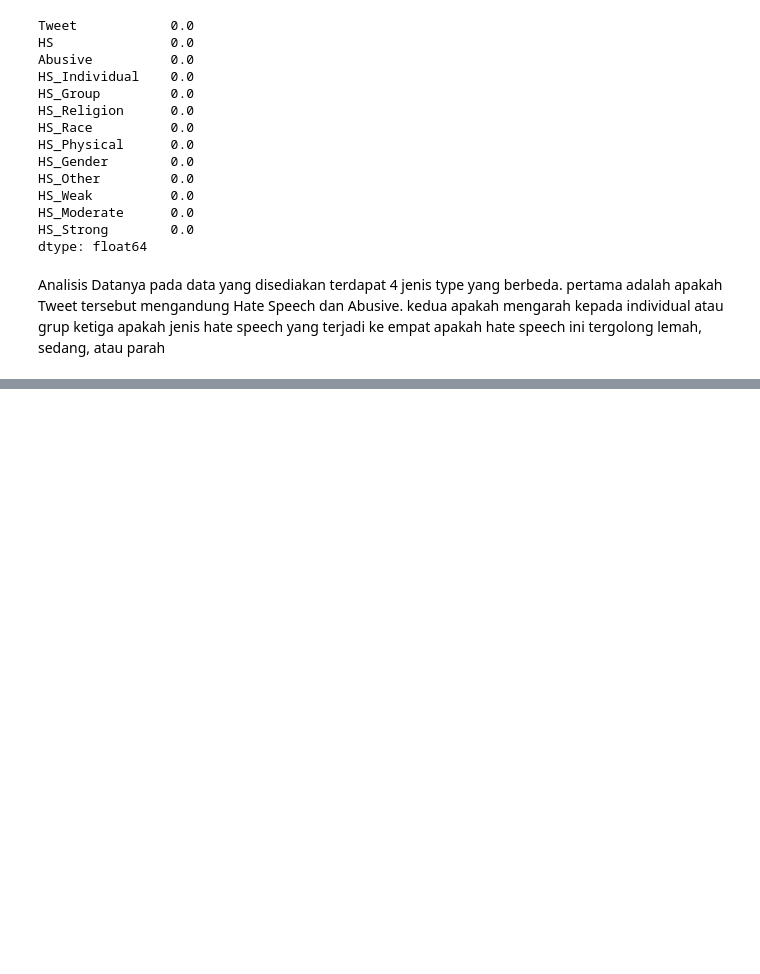
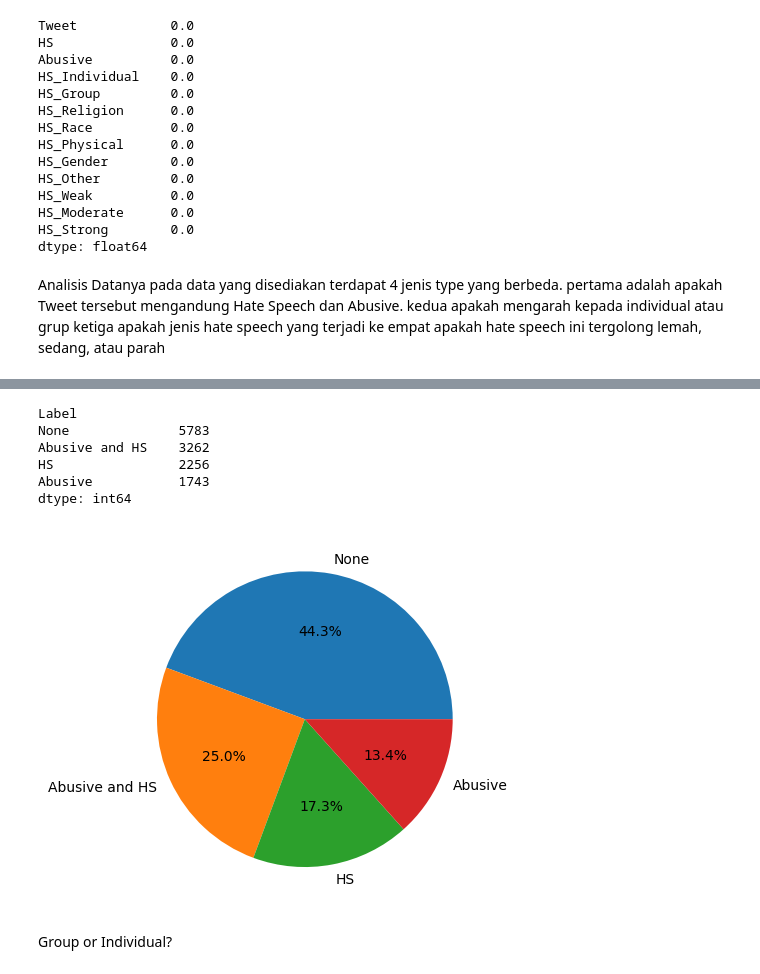
Before and after one commit to Athaelthes/binar-gold-challenge, a Jupyter notebook: AnalisisData.ipynb, the cells around one changed output, grey strips where cells are left out. Cells and saved outputs as stored; diff of their text form; code cells hidden in the pictures; blank space fills up the shorter version.

```diff
--- a/AnalisisData.ipynb
+++ b/AnalisisData.ipynb
@@ -153,0 +160,4 @@ TypeError: JenisPertama() missing 1 required positional argument: 'y'
+# %%
+df2 = data_filter1.loc[(data_filter1['HS'] == 0) & (data_filter1['Abusive'] == 1)].reset_index(drop=True)
+df2["Label"] = 'Abusive'
+df2
@@ -153,0 +178,4 @@ TypeError: JenisPertama() missing 1 required positional argument: 'y'
+# %%
+df3 = data_filter1.loc[(data_filter1['HS'] == 1) & (data_filter1['Abusive'] == 1)].reset_index(drop=True)
+df3["Label"] = 'Abusive and HS'
+df3
@@ -153,0 +196,4 @@ TypeError: JenisPertama() missing 1 required positional argument: 'y'
+# %%
+df4 = data_filter1.loc[(data_filter1['HS'] == 0) & (data_filter1['Abusive'] == 0)].reset_index(drop=True)
+df4["Label"] = 'None'
+df4
@@ -153,0 +214,17 @@ TypeError: JenisPertama() missing 1 required positional argument: 'y'
+# %%
+datafix = pd.concat([df1,df2,df3,df4])
+datafix.value_counts(subset="Label")
+# %% [output]
+Label
+None              5783
+Abusive and HS    3262
+HS                2256
+Abusive           1743
+dtype: int64
+# %%
+plt.pie(datafix.value_counts(subset="Label"),labels=datafix.value_counts(subset="Label").index, autopct='%1.1f%%')
+plt.show()
+# %% [output]
+[figure, added]
+# %% [markdown]
+Group or Individual?
```
Also changed, not shown: parts of 23 cells of this notebook, 8 other files.
